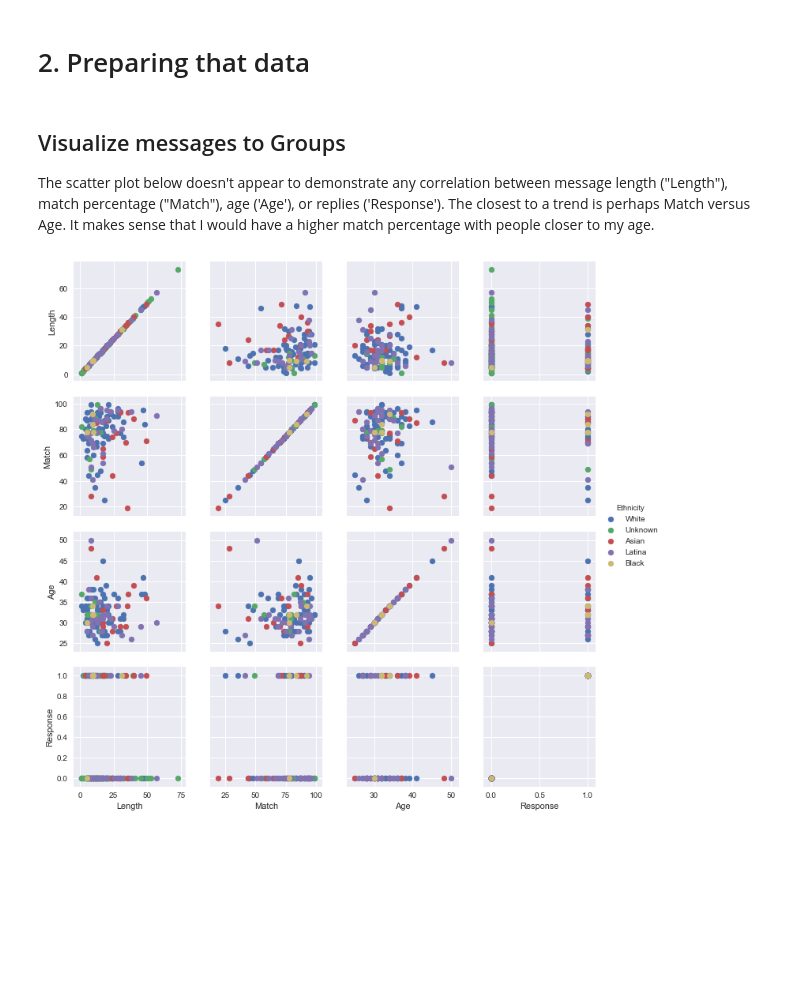
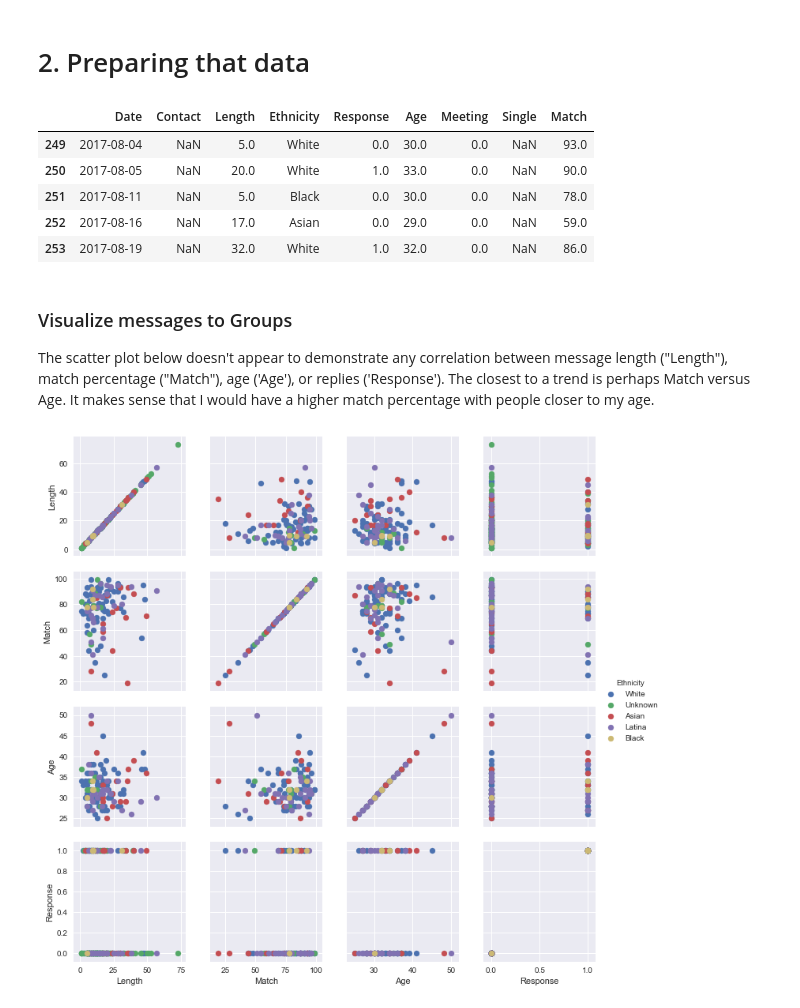
Before and after one commit to caheredia/Data-Science-Portfolio, a Jupyter notebook: Responses/deliver/2017-8-21_ch_okc_response_data_bayes.ipynb, the cells around one changed output. Drawn from its saved outputs; the diff is of its cells as text; code cells hidden in the pictures; blank space fills up the shorter version.

```diff
--- a/Responses/deliver/2017-8-21_ch_okc_response_data_bayes.ipynb
+++ b/Responses/deliver/2017-8-21_ch_okc_response_data_bayes.ipynb
@@ -41,17 +41,24 @@ df.tail()
 # %% [markdown]
 # 2. Preparing that data
 # %%
-#Change W to White, U to Unknown, NaN to Unknown, L to Latina, A to Asian, B to Black
-df.Ethnicity.replace( 'U', 'Unknown', inplace = True)
-df.Ethnicity.fillna( 'Unknown' , inplace = True)
-df.Response.fillna( 0 , inplace = True)
-df.Meeting.fillna( 0 , inplace = True)
-df.Ethnicity.replace( 'W', 'White', inplace = True)
-df.Ethnicity.replace( 'L', 'Latina', inplace = True)
-df.Ethnicity.replace( 'A', 'Asian', inplace = True)
-df.Ethnicity.replace( 'B', 'Black', inplace = True)
+# For Ethnicity, change from a dictinoary W to White, U and NaN to Unknown, L to Latina, A to Asian, B to Black,
+group_dict = {'U': 'Unknown', 'W': 'White', 'L': 'Latina',
+              'A': 'Asian', 'B': 'Black', None: 'Unknown'}
+df.Ethnicity.replace(group_dict, inplace=True)
+
+# In Response and Meeting columns, change NaN to 0.
+df.Response.fillna(0, inplace=True)
+df.Meeting.fillna(0, inplace=True)
+df.tail()
+# %% [output]
+|  | Date | Contact | Length | Ethnicity | Response | Age | Meeting | Single | Match |
+| 249 | 2017-08-04 | NaN | 5.0 | White | 0.0 | 30.0 | 0.0 | NaN | 93.0 |
+| 250 | 2017-08-05 | NaN | 20.0 | White | 1.0 | 33.0 | 0.0 | NaN | 90.0 |
+| 251 | 2017-08-11 | NaN | 5.0 | Black | 0.0 | 30.0 | 0.0 | NaN | 78.0 |
+| 252 | 2017-08-16 | NaN | 17.0 | Asian | 0.0 | 29.0 | 0.0 | NaN | 59.0 |
+| 253 | 2017-08-19 | NaN | 32.0 | White | 1.0 | 32.0 | 0.0 | NaN | 86.0 |
 # %% [markdown]
-## Visualize messages to Groups
+### Visualize messages to Groups
 The scatter plot below doesn't appear to demonstrate any correlation between message length ("Length"), match percentage ("Match"), age ('Age'), or replies ('Response'). The closest to a trend is perhaps Match versus Age. It makes sense that I would have a higher match percentage with people closer to my age.
 # %%
 g = sns.PairGrid(df, vars=["Length", "Match", 'Age', 'Response'], hue="Ethnicity")
```
Also changed, not shown: parts of 24 cells of this notebook, 1 other file.
